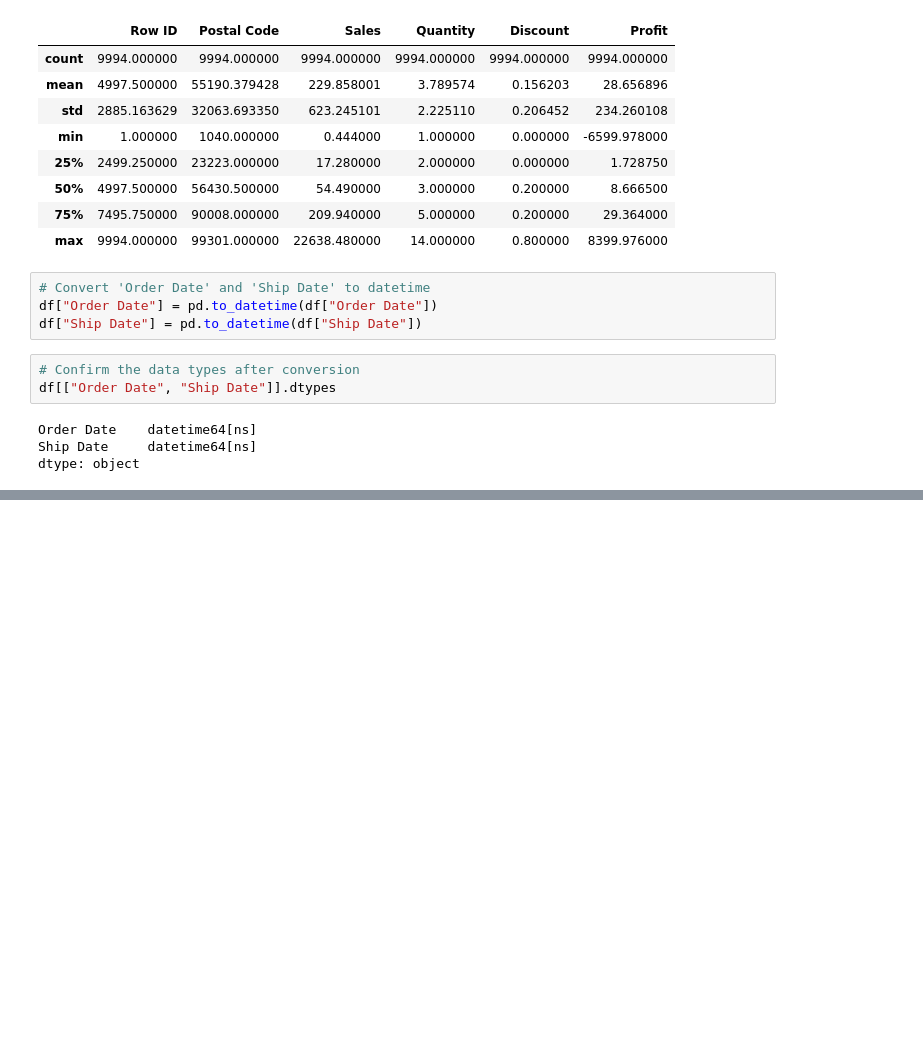
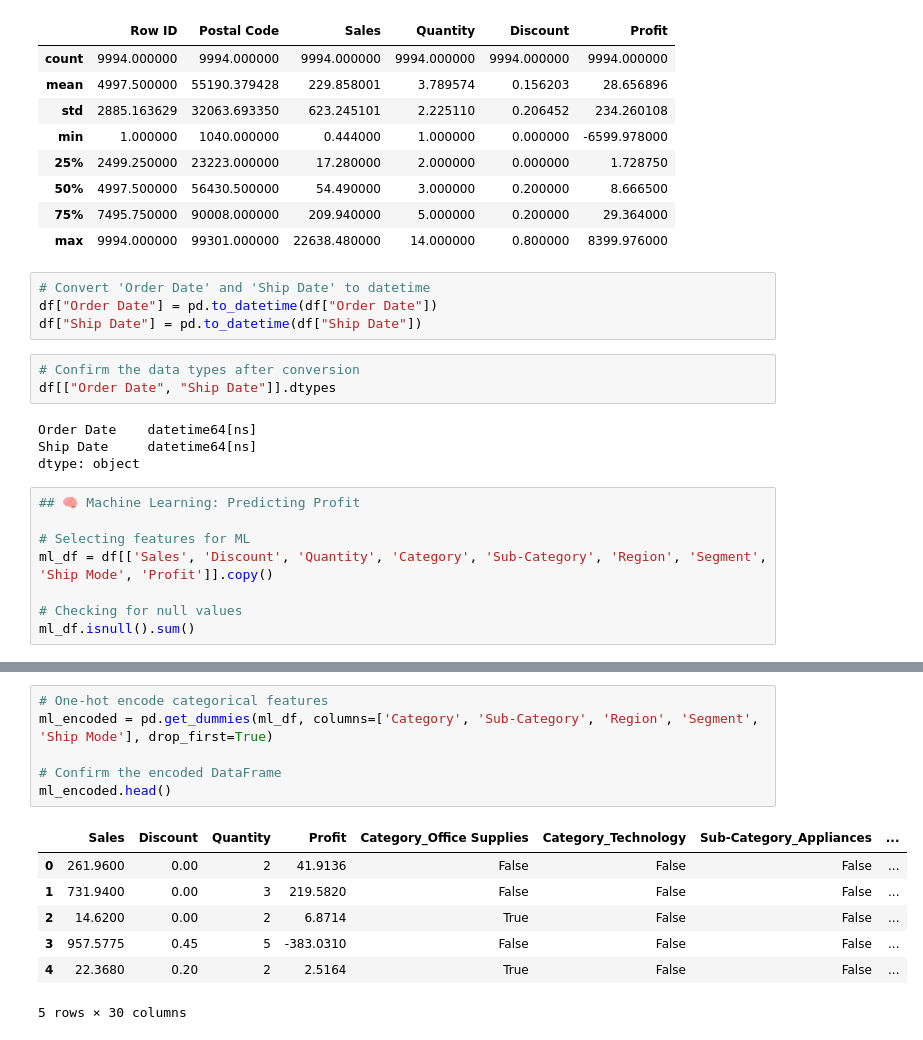
Before and after one commit to Sophos333/superstore-sales-analysis, a Jupyter notebook: NoteBooks/analysis.ipynb, the cells around one changed output, grey strips where cells are left out. Cells and saved outputs as stored; diff of their text form; blank space fills up the shorter version.

```diff
--- a/NoteBooks/analysis.ipynb
+++ b/NoteBooks/analysis.ipynb
@@ -164,3 +164,11 @@ df[["Order Date", "Ship Date"]].dtypes
 Order Date    datetime64[ns]
 Ship Date     datetime64[ns]
 dtype: object
+# %%
+## 🧠 Machine Learning: Predicting Profit
+
+# Selecting features for ML
+ml_df = df[['Sales', 'Discount', 'Quantity', 'Category', 'Sub-Category', 'Region', 'Segment', 'Ship Mode', 'Profit']].copy()
+
+# Checking for null values
+ml_df.isnull().sum()
@@ -166,0 +186,14 @@ dtype: object
+# %%
+# One-hot encode categorical features
+ml_encoded = pd.get_dummies(ml_df, columns=['Category', 'Sub-Category', 'Region', 'Segment', 'Ship Mode'], drop_first=True)
+
+# Confirm the encoded DataFrame
+ml_encoded.head()
+# %% [output]
+|  | Sales | Discount | Quantity | Profit | Category_Office Supplies | Category_Technology | Sub-Category_Appliances | ... |
+| 0 | 261.9600 | 0.00 | 2 | 41.9136 | False | False | False | ... |
+| 1 | 731.9400 | 0.00 | 3 | 219.5820 | False | False | False | ... |
+| 2 | 14.6200 | 0.00 | 2 | 6.8714 | True | False | False | ... |
+| 3 | 957.5775 | 0.45 | 5 | -383.0310 | False | False | False | ... |
+| 4 | 22.3680 | 0.20 | 2 | 2.5164 | True | False | False | ... |
+5 rows × 30 columns
```
Also changed, not shown: parts of 2 cells of this notebook.
